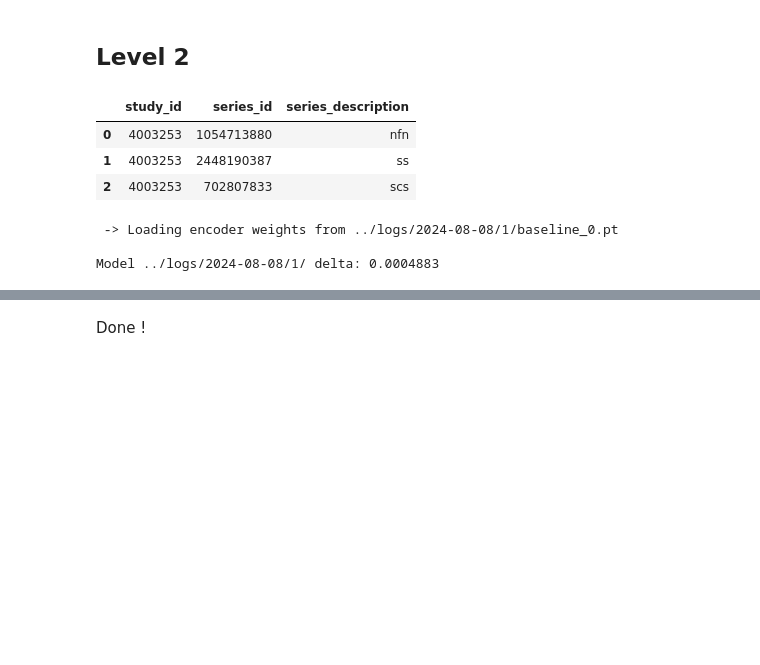
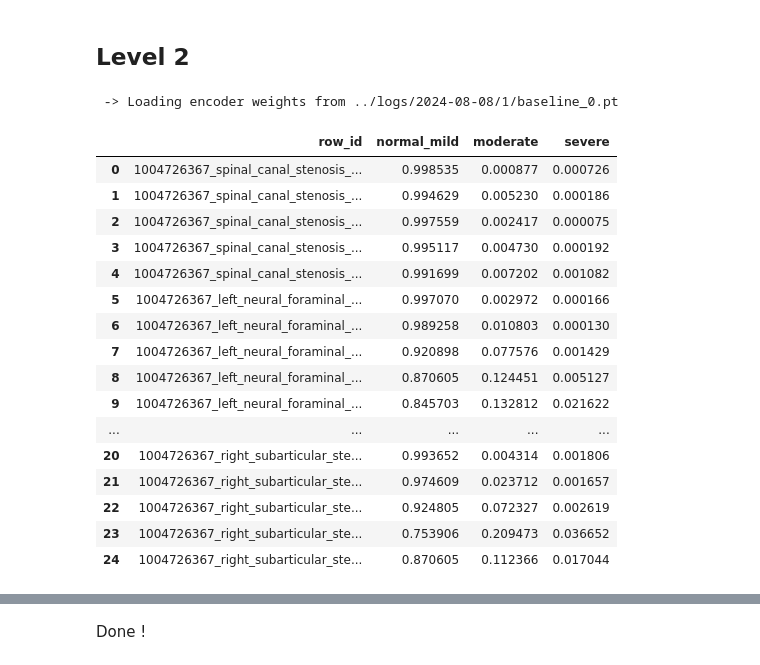
Before and after one commit to TheoViel/kaggle_rsna_lumbar_spine, a Jupyter notebook: notebooks/Inference.ipynb, the cells around one changed output, grey strips where cells are left out. Saved outputs shown, nothing was run; the diff lists cells and outputs as text; code cells hidden in the pictures; blank space fills up the shorter version.

```diff
--- a/notebooks/Inference.ipynb
+++ b/notebooks/Inference.ipynb
@@ -355,7 +370,7 @@ df['level'] = [LEVELS_ for _ in range(len(df))]
 df = df.explode('level').reset_index(drop=True)
 df['img_path'] = SAVE_FOLDER + df['study_id'] + "_" + df['series_id'] + "_" + df['level'] + ".npy"
 # %%
-if DEBUG:
+if DEBUG and not EVAL:
     df['img_path_ref'] = "../input/crops_fix/" + df['study_id'] + "_" + df['series_id'] + "_" + df['level'] + ".npy"
 
     for i in range(len(df)):
@@ -367,5 +382,3 @@ if DEBUG:
             crop = np.load(path)
 
             print(f"Crop {path.split('/')[-1][:-4]} delta:\t", ((crop_ref - crop) ** 2).max())
-
-    # df['img_path'] = df['img_path_ref']
@@ -396,6 +386,7 @@ Crop 4003253_702807833_l5_s1 delta:      0.0
 crop_fts = {}
 for mode in CROP_EXP_FOLDERS:
     exp_folder, folds = CROP_EXP_FOLDERS[mode]
+    print(f'- Model {mode} - {exp_folder}')
 
     config = Config(json.load(open(exp_folder + "config.json", "r")))
 
@@ -453,7 +444,7 @@ for mode in CROP_EXP_FOLDERS:
 
     preds = np.mean(preds, 0)
 
-    if DEBUG:
+    if PLOT:
         df_ref = pd.read_csv(exp_folder + "df_val_0.csv").head(len(preds))
         order_ref = df_ref.sort_values(['side', 'level']).index.values
         preds_ref = np.load(exp_folder + "pred_inf_0.npy")[:len(preds)][order_ref]
@@ -605,13 +480,6 @@ from collections import defaultdict
 df['series_description'] = (df['weighting'] + "_" + df['orient']).map(MODES)
 df_2 = pd.DataFrame(df[["study_id", "series_id", "series_description"]].drop_duplicates(keep="first")).reset_index(drop=True)
 df_2 = df_2.sort_values(["study_id", "series_id"], ignore_index=True)
-# %%
-df_2
-# %% [output]
-|  | study_id | series_id | series_description |
-| 0 | 4003253 | 1054713880 | nfn |
-| 1 | 4003253 | 2448190387 | ss |
-| 2 | 4003253 | 702807833 | scs |
 # %%
 all_preds = []
 
@@ -651,7 +519,7 @@ for exp_folder in EXP_FOLDERS_2:
             num_workers=NUM_WORKERS,
         )
 
-        if DEBUG:
+        if DEBUG and not EVAL:
             preds_ref = np.load(EXP_FOLDERS_2[0] + f"pred_val_{fold}.npy")[:1]
             delta = np.abs(preds - preds_ref).max()
             print(f"Model {exp_folder} delta:", delta)
@@ -659,17 +527,5 @@ for exp_folder in EXP_FOLDERS_2:
         all_preds.append(preds)
 # %% [output]
  -> Loading encoder weights from ../logs/2024-08-08/1/baseline_0.pt
-
-Model ../logs/2024-08-08/1/ delta: 0.0004883
 # %%
 preds = np.mean(all_preds, 0).astype(np.float64)
-# %%
-preds = np.mean(all_preds, 0).astype(np.float64)
-
-for i in range(preds.shape[1]):
-    df[f'pred_{i}'] = preds[:, i]
-
-dfg = df.drop(['series', 'path', 'frame', 'patient_id'], axis=1).groupby('patient').mean().reset_index()
-sub = to_sub_format(dfg)
-
-sub
@@ -678,0 +532,36 @@ sub
+# %%
+sub = dataset.df[["study_id"]].astype(int)
+
+rows = []
+for i in range(len(sub)):
+    for c, injury in enumerate(config_2.targets):
+        rows.append(
+            {
+                "row_id": f'{sub["study_id"][i]}_{injury}',
+                "normal_mild": preds[i, c, 0],
+                "moderate": preds[i, c, 1],
+                "severe": preds[i, c, 2],
+            }
+        )
+
+sub = pd.DataFrame(rows)
+sub.to_csv("submission.csv", index=False)
+sub.head(25)
+# %% [output]
+|  | row_id | normal_mild | moderate | severe |
+| 0 | 1004726367_spinal_canal_stenosis_... | 0.998535 | 0.000877 | 0.000726 |
+| 1 | 1004726367_spinal_canal_stenosis_... | 0.994629 | 0.005230 | 0.000186 |
+| 2 | 1004726367_spinal_canal_stenosis_... | 0.997559 | 0.002417 | 0.000075 |
+| 3 | 1004726367_spinal_canal_stenosis_... | 0.995117 | 0.004730 | 0.000192 |
+| 4 | 1004726367_spinal_canal_stenosis_... | 0.991699 | 0.007202 | 0.001082 |
+| 5 | 1004726367_left_neural_foraminal_... | 0.997070 | 0.002972 | 0.000166 |
+| 6 | 1004726367_left_neural_foraminal_... | 0.989258 | 0.010803 | 0.000130 |
+| 7 | 1004726367_left_neural_foraminal_... | 0.920898 | 0.077576 | 0.001429 |
+| 8 | 1004726367_left_neural_foraminal_... | 0.870605 | 0.124451 | 0.005127 |
+| 9 | 1004726367_left_neural_foraminal_... | 0.845703 | 0.132812 | 0.021622 |
+| ... | ... | ... | ... | ... |
+| 20 | 1004726367_right_subarticular_ste... | 0.993652 | 0.004314 | 0.001806 |
+| 21 | 1004726367_right_subarticular_ste... | 0.974609 | 0.023712 | 0.001657 |
+| 22 | 1004726367_right_subarticular_ste... | 0.924805 | 0.072327 | 0.002619 |
+| 23 | 1004726367_right_subarticular_ste... | 0.753906 | 0.209473 | 0.036652 |
+| 24 | 1004726367_right_subarticular_ste... | 0.870605 | 0.112366 | 0.017044 |
```
Also changed, not shown: parts of 21 cells of this notebook, 6 other files.
